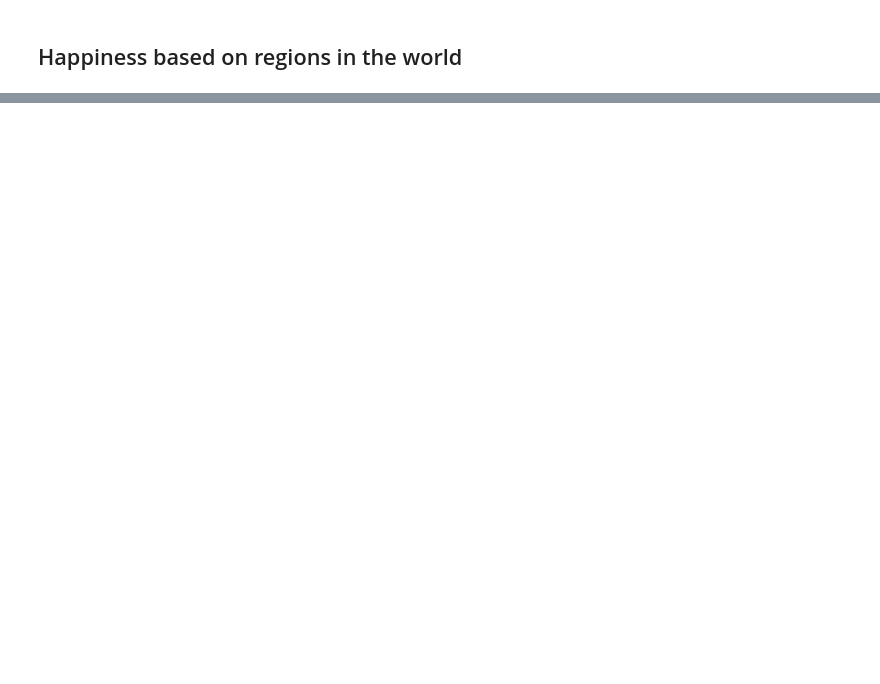
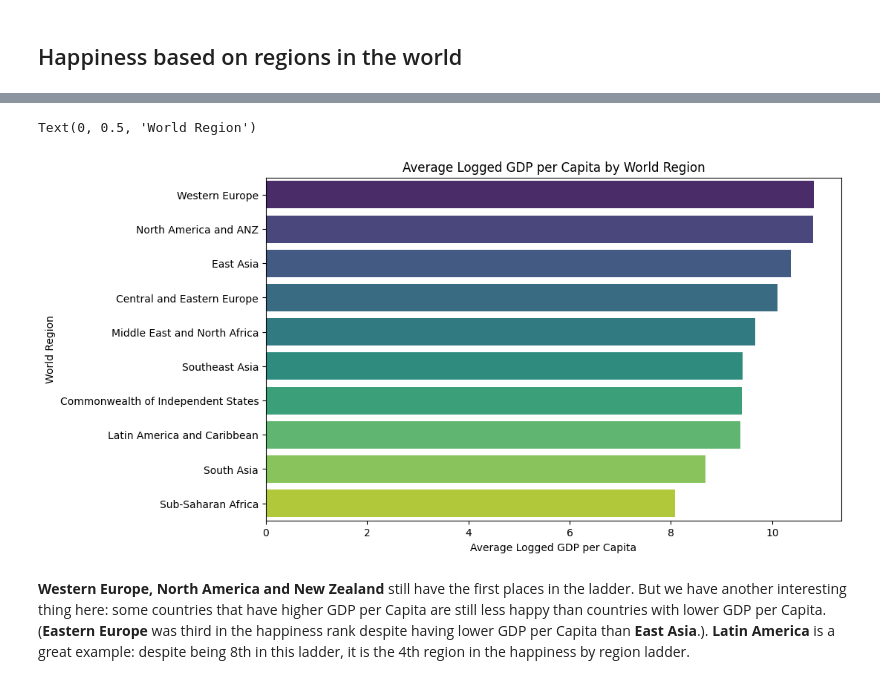
Before and after one commit to zeke-code/World-Happiness-Analysis, a Jupyter notebook: world_happiness.ipynb, the cells around one changed output, grey strips where cells are left out. Cells and saved outputs as stored; diff of their text form; code cells hidden in the pictures; blank space fills up the shorter version.

```diff
--- a/world_happiness.ipynb
+++ b/world_happiness.ipynb
@@ -203,0 +215,14 @@ TypeError: Could not convert Czech RepublicSloveniaKosovoSlovakiaLithuaniaEstoni
+# %%
+# Let's group the data by region and order them by GDP per capita
+regional_gdp_per_capita = df.groupby('Regional indicator')['Logged GDP per capita'].mean().sort_values(ascending=False)
+# %%
+plt.figure(figsize=(10, 6))
+sns.barplot(x=regional_gdp_per_capita.values, y=regional_gdp_per_capita.index, palette='viridis')
+plt.title('Average Logged GDP per Capita by World Region')
+plt.xlabel('Average Logged GDP per Capita')
+plt.ylabel('World Region')
+# %% [output]
+Text(0, 0.5, 'World Region')
+[figure, added]
+# %% [markdown]
+**Western Europe, North America and New Zealand** still have the first places in the ladder. But we have another interesting thing here: some countries that have higher GDP per Capita are still less happy than countries with lower GDP per Capita. (**Eastern Europe** was third in the happiness rank despite having lower GDP per Capita than **East Asia**.). **Latin America** is a great example: despite being 8th in this ladder, it is the 4th region in the happiness by region ladder.
```
Also changed, not shown: parts of 7 cells of this notebook.
